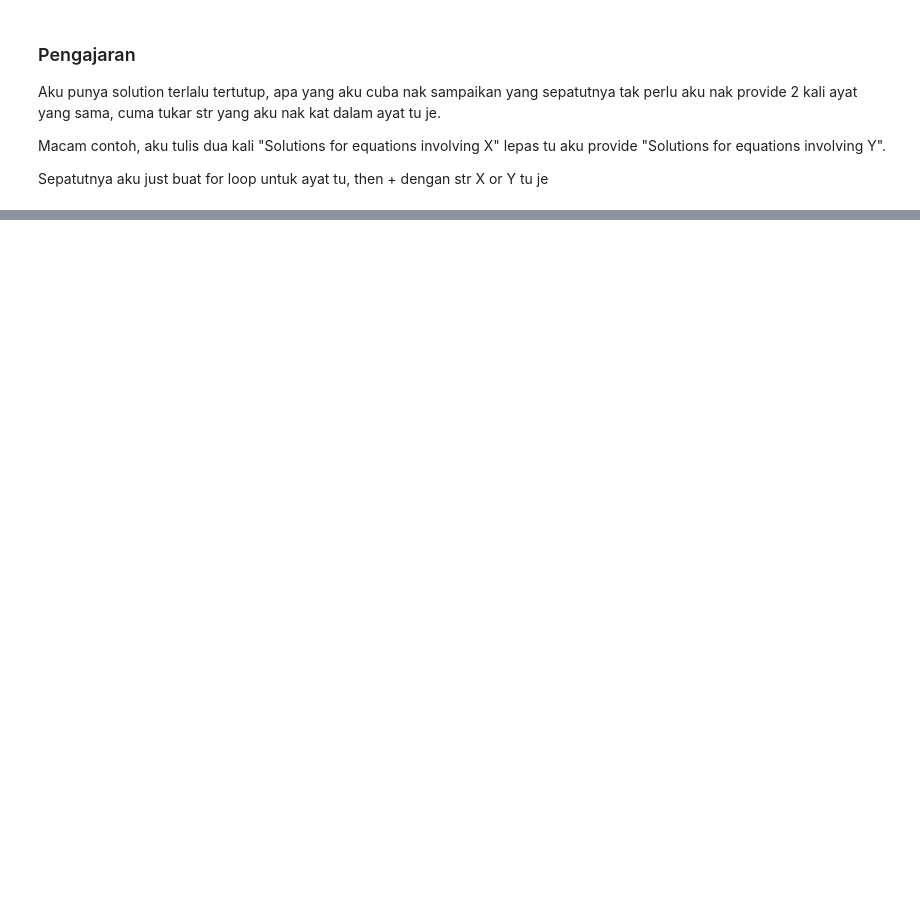
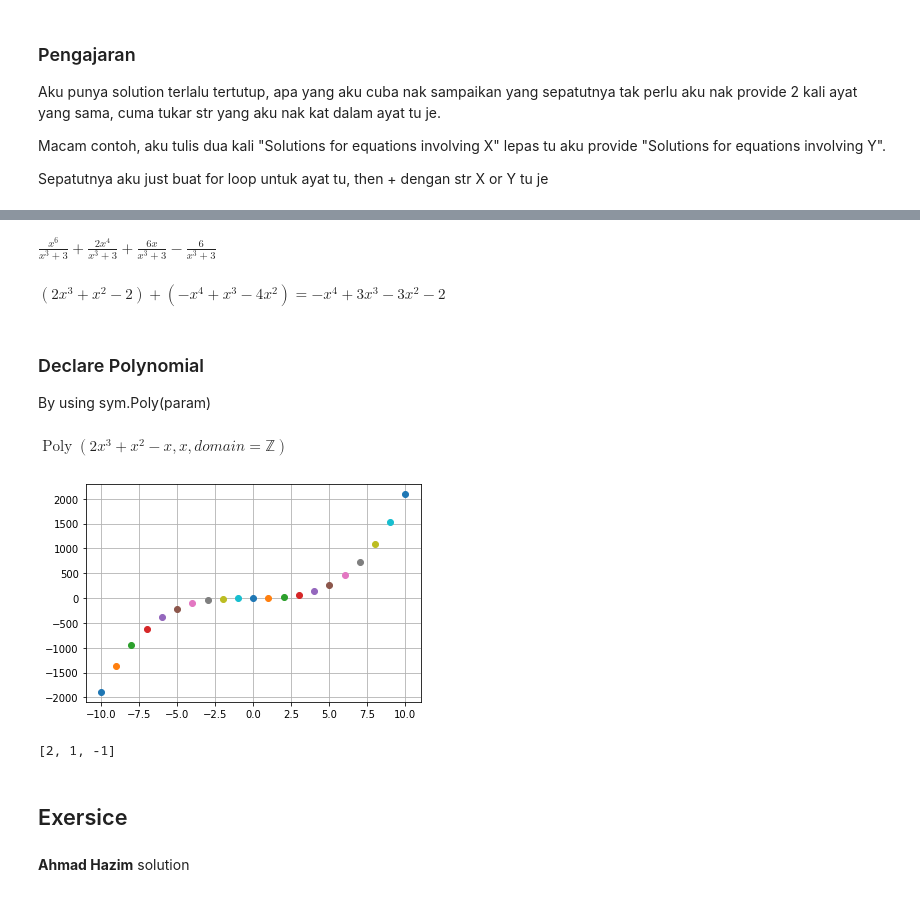
Before and after one commit to metalheadcode/mathematic, a Jupyter notebook: Section 4 Algrebra 1.ipynb, the cells around one changed output, grey strips where cells are left out. Cells and saved outputs as stored; diff of their text form; code cells hidden in the pictures; blank space fills up the shorter version.

```diff
--- a/Section 4 Algrebra 1.ipynb
+++ b/Section 4 Algrebra 1.ipynb
@@ -648,0 +736,12 @@ prime_num['Ahmad']
+# %%
+import sympy as sym
+from sympy.abc import x,y
+from IPython.display import display, Math
+
+eq = (x**6 + 2*x**4 + 6*x - y)/(x**3 + 3)
+# p1 = sym.Poly(eq)
+# display(Math(sym.latex(sym.simplify(eq))))
+
+
+for i in range(5,16):
+    display(Math(sym.latex(eq.subs(y,i))))
@@ -648,0 +760,51 @@ prime_num['Ahmad']
+# %%
+sym.cancel(p1.eval(y, 6))
+# %% [output]
+$\displaystyle \frac{x^{6}}{x^{3} + 3} + \frac{2 x^{4}}{x^{3} + 3} + \frac{6 x}{x^{3} + 3} - \frac{6}{x^{3} + 3}$
+# %%
+import sympy as sym
+from IPython.display import display, Math
+from sympy.abc import x
+
+
+p1 = 2*x**3 + x**2 - 2
+p2 = x**3 - x**4 - 4*x**2
+
+display(Math('(%s) + (%s) = %s' %(sym.latex(p1),sym.latex(p2),sym.latex(p1+p2))))
+# %% [output]
+$\displaystyle (2 x^{3} + x^{2} - 2) + (- x^{4} + x^{3} - 4 x^{2}) = - x^{4} + 3 x^{3} - 3 x^{2} - 2$
+# %% [markdown]
+### Declare Polynomial
+
+By using sym.Poly(param)
+# %%
+import sympy as sym
+from IPython.display import display, Math
+
+p1 = sym.Poly(2*x**3 + x**2 - x)
+
+display(Math(sym.latex(p1)))
+# %% [output]
+$\displaystyle \operatorname{Poly}{\left( 2 x^{3} + x^{2} - x, x, domain=\mathbb{Z} \right)}$
+# %%
+import matplotlib.pyplot as plt
+import sympy as sym
+
+x = sym.symbols('x')
+p1 = sym.Poly(2*x**3 + x**2 - x)
+
+for i in range(-10,11):
+    plt.plot(i,p1.eval(i), 'o-')
+
+plt.grid()
+plt.show()
+# %% [output]
+[figure, added]
+# %%
+p1.coeffs()
+# %% [output]
+[2, 1, -1]
+# %% [markdown]
+## Exersice
+# %% [markdown]
+**Ahmad Hazim** solution
```
Also changed, not shown: parts of 72 cells of this notebook, 2 other files.
